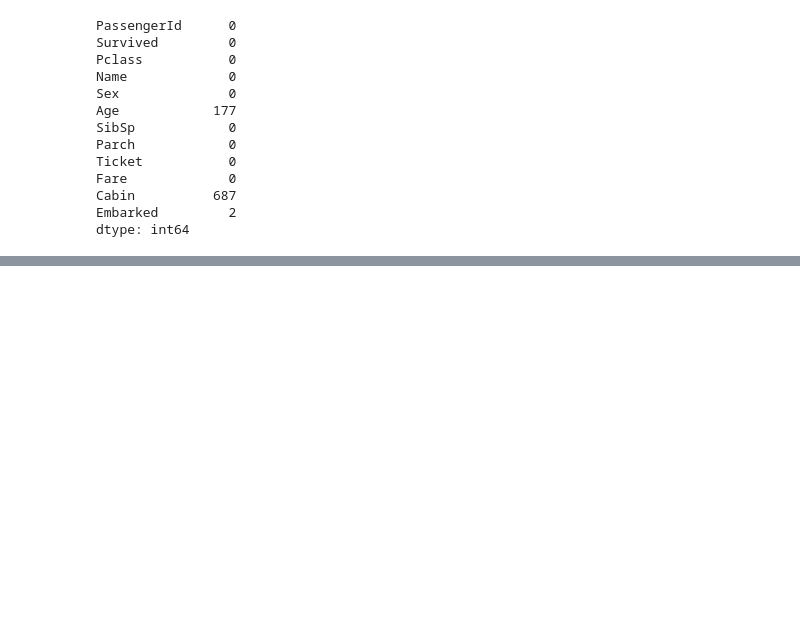
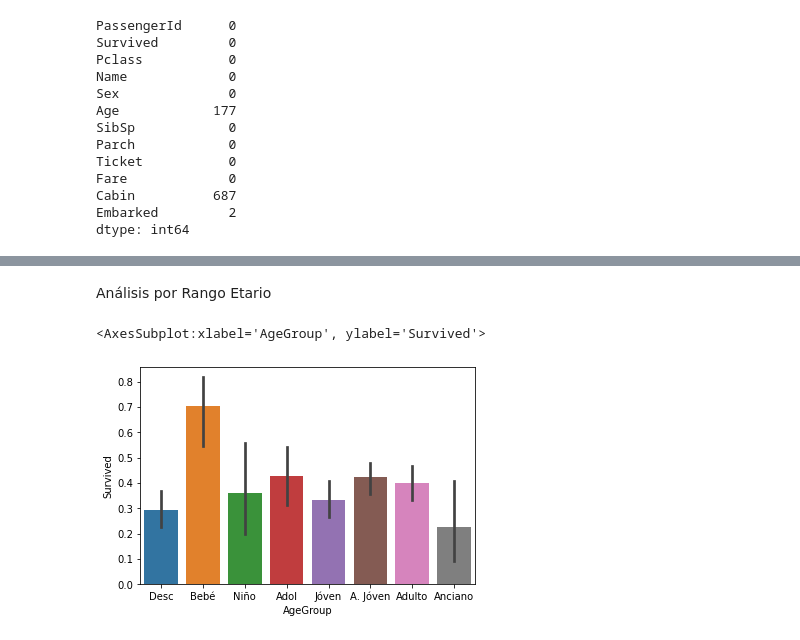
Before and after one commit to joacoh/titanic-dspj, a Jupyter notebook: notebooks/primero.ipynb, the cells around one changed output, grey strips where cells are left out. Cells and saved outputs as stored; diff of their text form; code cells hidden in the pictures; blank space fills up the shorter version.

```diff
--- a/notebooks/primero.ipynb
+++ b/notebooks/primero.ipynb
@@ -67,0 +95,11 @@ dtype: int64
+# %% [markdown]
+Análisis por Rango Etario
+# %%
+traindata['Age'] = traindata['Age'].fillna(-1)
+bins = [-1.5, 0, 5, 12, 18, 25, 35, 60, np.inf]
+labels = ['Desc', 'Bebé','Niño', 'Adol', 'Jóven', 'A. Jóven', 'Adulto', 'Anciano']
+traindata['AgeGroup'] = pd.cut(traindata['Age'], bins, labels=labels)
+sns.barplot(x=traindata['AgeGroup'], y=traindata['Survived'], data=traindata)
+# %% [output]
+<AxesSubplot:xlabel='AgeGroup', ylabel='Survived'>
+[figure, added]
```
Also changed, not shown: parts of 12 cells of this notebook.
